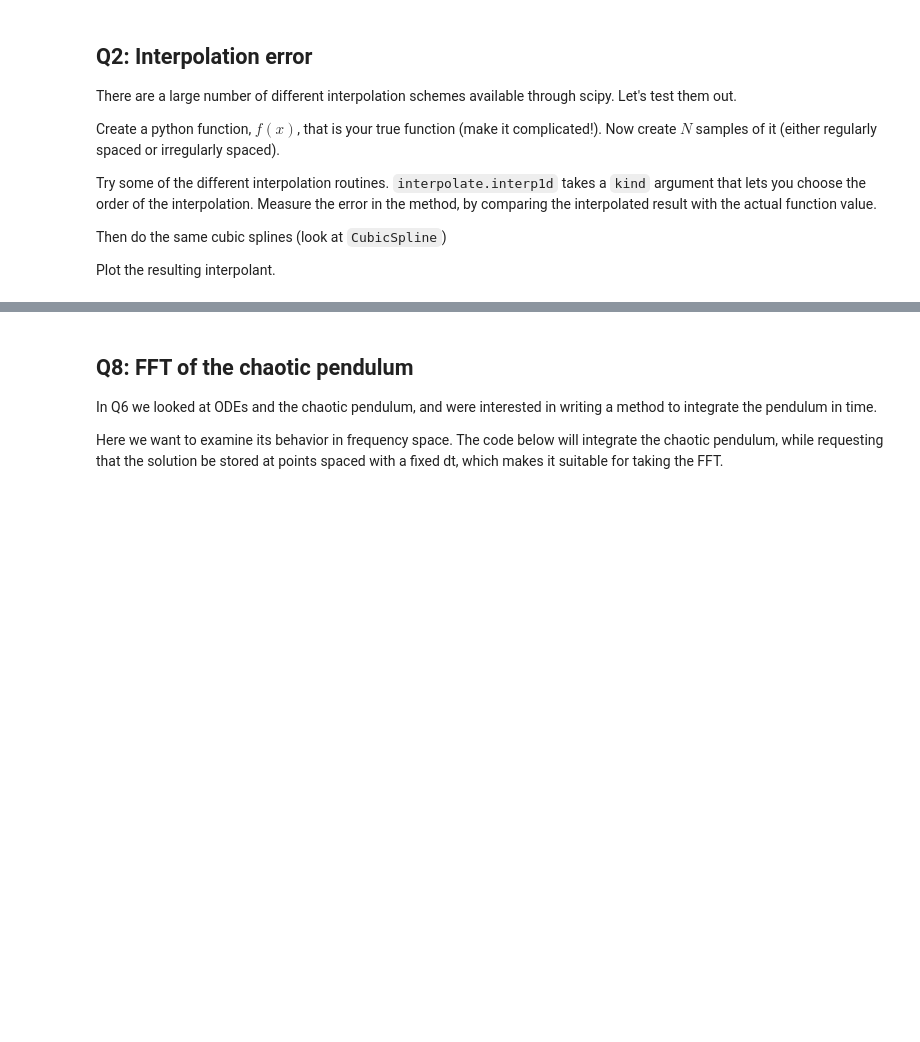
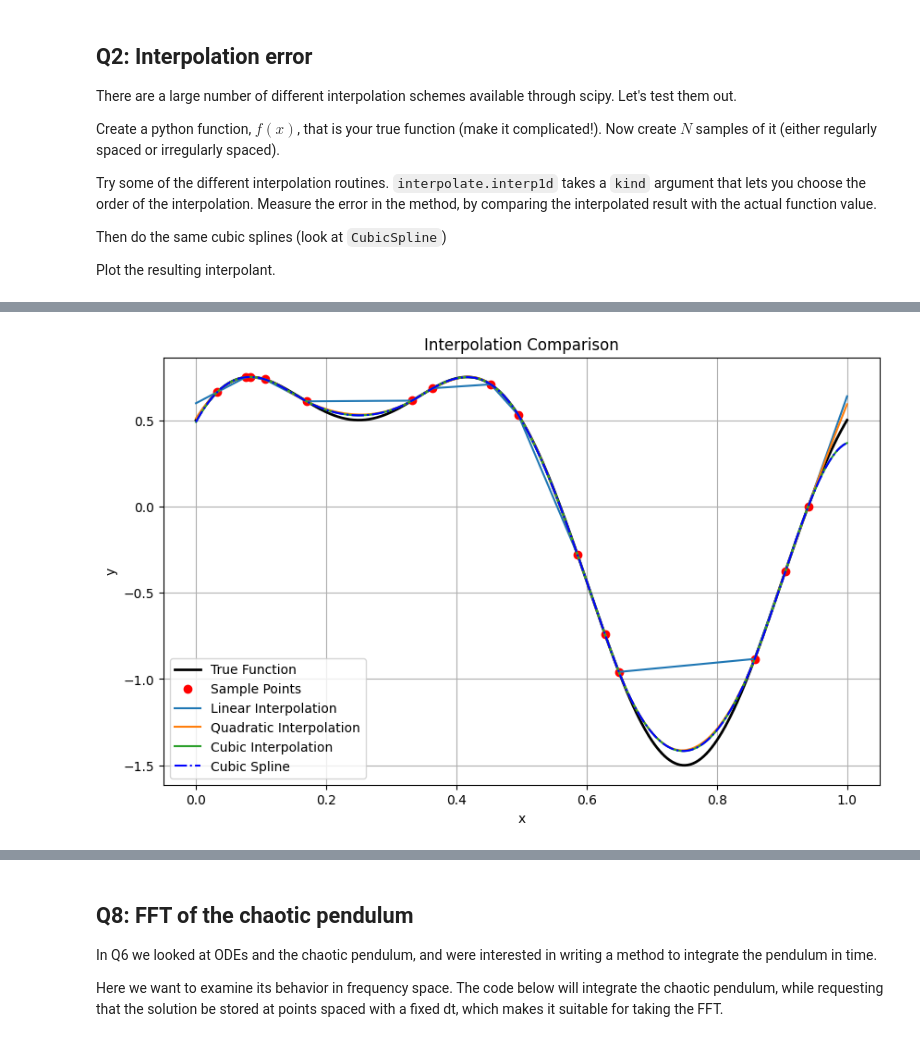
Before and after one commit to Fedasto/scientificcomputing_bicocca_2024, a Jupyter notebook: working/L04.ipynb, the cells around one changed output, grey strips where cells are left out. Drawn from its saved outputs; the diff is of its cells as text; code cells hidden in the pictures; blank space fills up the shorter version.

```diff
--- a/working/L04.ipynb
+++ b/working/L04.ipynb
@@ -12,20 +12,3 @@ Try some of the different interpolation routines.  `interpolate.interp1d` takes
 Then do the same cubic splines (look at `CubicSpline`)
 
 Plot the resulting interpolant.
-# %%
-import numpy as np
-import matplotlib.pyplot as plt
-from scipy import interpolate
-
-x = np.arange(0, 10)
-def y(x) :
-    return 3*(x**2)+1
-f_interp = interpolate.interp1d(x, y(x), kind='cubic')
-f_spline = interpolate.CubicSpline(x,y(x))
-
-
-
-xnew = np.arange(0, 9, 0.1)
-ynew_interp = f_interp(xnew)
-ynew_spline = f_spline(xnew)
-plt.plot(x, y(x), 'gx', xnew, ynew_interp, 'r-',ynew_spline, 'b-.')
@@ -36,0 +15,60 @@ plt.plot(x, y(x), 'gx', xnew, ynew_interp, 'r-',ynew_spline, 'b-.')
+# %%
+import numpy as np
+import matplotlib.pyplot as plt
+from scipy import interpolate
+
+def f(x):
+    return np.sin(2 * np.pi * x) + 0.5 * np.cos(4 * np.pi * x)
+
+# Sampling the pts
+x_samples = np.sort(np.random.uniform(0, 1, 15))
+y_samples = f(x_samples)
+
+x_true = np.linspace(0, 1, 500)
+y_true = f(x_true)
+
+# Interp1d
+interp_kinds = ['linear', 'quadratic', 'cubic']
+interp_results = {}
+
+for kind in interp_kinds:
+    f_interp = interpolate.interp1d(x_samples, y_samples, kind=kind, fill_value="extrapolate")
+    y_interp = f_interp(x_true)
+    interp_results[kind] = y_interp
+
+# CubicSpline interpolation
+cubic_spline = interpolate.CubicSpline(x_samples, y_samples, extrapolate=True)
+y_spline = cubic_spline(x_true)
+
+# Abs Errors
+errors = {}
+for kind, y_interp in interp_results.items():
+    errors[kind] = np.mean((y_interp - y_true)**2)
+
+spline_error = np.mean((y_spline - y_true)**2)
+
+# Plot
+plt.figure(figsize=(10, 6))
+plt.plot(x_true, y_true, 'k-', label='True Function', linewidth=2)
+plt.plot(x_samples, y_samples, 'ro', label='Sample Points')
+
+for kind, y_interp in interp_results.items():
+    plt.plot(x_true, y_interp, label=f'{kind.capitalize()} Interpolation')
+
+plt.plot(x_true, y_spline, 'b-.', label='Cubic Spline')
+
+plt.legend()
+plt.title('Interpolation Comparison')
+plt.xlabel('x')
+plt.ylabel('y')
+plt.grid()
+plt.show()
+
+# Result summary
+print("Mean Squared Errors:")
+for kind, error in errors.items():
+    print(f"{kind.capitalize()} Interpolation: {error:.6f}")
+
+print(f"Cubic Spline: {spline_error:.6f}")
+# %% [output]
+[figure, added]
```
Also changed, not shown: parts of 2 cells of this notebook.
